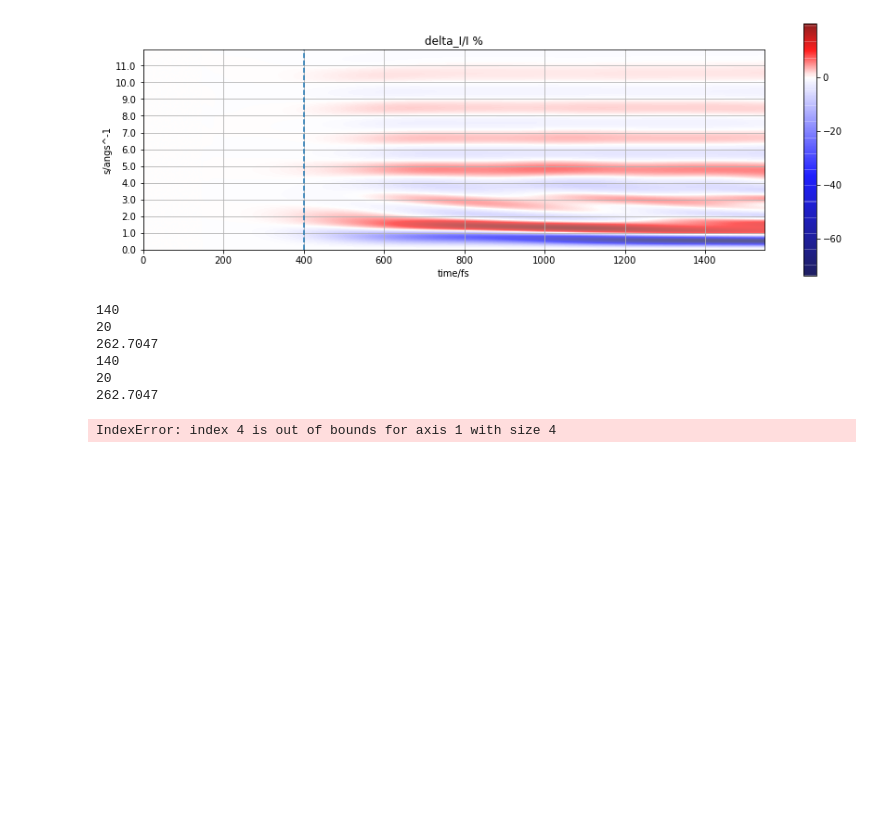
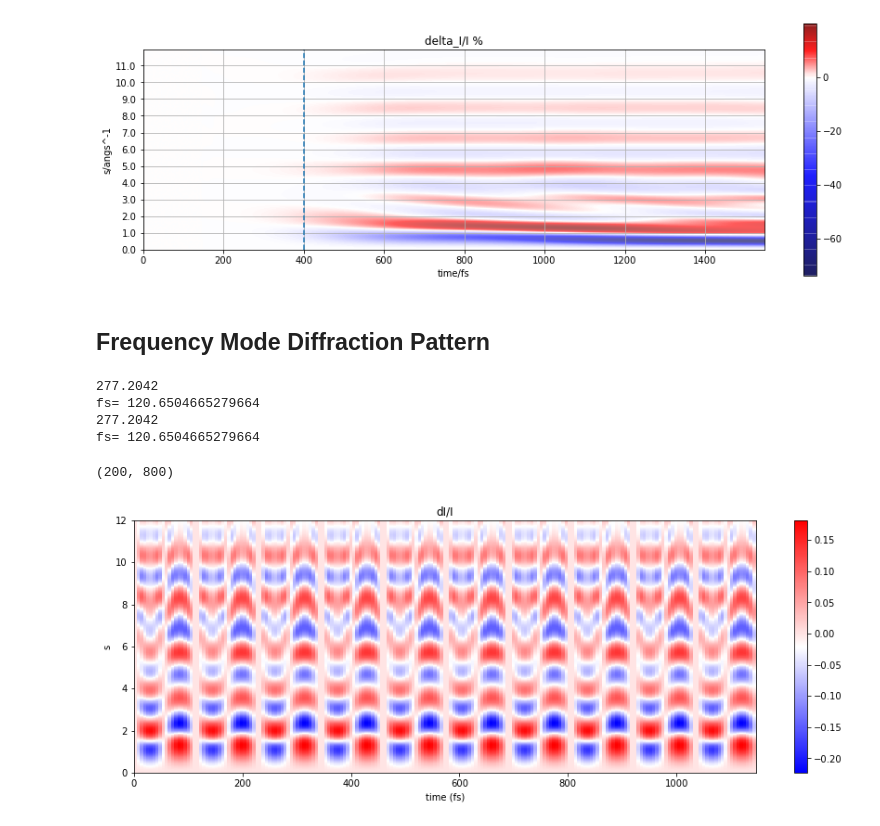
Before and after one commit to lheald2/gued, a Jupyter notebook: Gas_Phase_script_IAM_simu.ipynb, the cells around one changed output. Cells and saved outputs as stored; diff of their text form; code cells hidden in the pictures; blank space fills up the shorter version.

```diff
--- a/Gas_Phase_script_IAM_simu.ipynb
+++ b/Gas_Phase_script_IAM_simu.ipynb
@@ -353,7 +353,6 @@ def load_freq_xyz(path_mol, mol_name, file_type):
     text = file.readlines()
     file.close()
     count = len(text)
-    print(count)
     re = []
 
     atom_sum = list(map(int, text[0].split()))
@@ -361,12 +360,12 @@ def load_freq_xyz(path_mol, mol_name, file_type):
     iteration = atom_sum+2
 
     groups = np.arange(0, count, (iteration))
-    print(len(groups))
 
     temp = (list(map(str, text[atom_sum+3].split())))
     inv_cm = float(temp[2])
     print(inv_cm)
     fs = (1/(inv_cm*2.99e10))*1e15
+    print("fs=", fs)
     fs_step = fs/len(groups)
     time = np.arange(0, fs, fs_step)
 
@@ -375,8 +374,9 @@ def load_freq_xyz(path_mol, mol_name, file_type):
         lines = np.arange(groups[j] +2, groups[j]+iteration)
         for line in lines:
             string = list(map(str, text[line].split()))
-            #print(string)
-            temp.append(string[0:4])
+            atom_num = sym_to_no(string[0])
+            info = string[0:4] + [str(atom_num)]
+            temp.append(info)
             #print(string)
         re.append(temp)
 
@@ -1285,15 +1279,26 @@ trajectory_sim(path_mol, mol_name, file_type, f, s000, s_max)
 # %% [output]
 4
 [figure]
+# %% [markdown]
+## Frequency Mode Diffraction Pattern
 # %%
-mol_name = 'cf3i_opt.hess.v006'
+mol_name = 'cf3i_opt.hess.v008'
 re, atom_sum, time = load_freq_xyz(path_mol, mol_name, file_type)
-freq_sim(path_mol, mol_name, file_type, f, s000, s_max)
+dI_I, new_time, s, PDF, r = freq_sim(path_mol, mol_name, file_type, f, s000, s_max)
+PDF.shape
 # %% [output]
-140
-20
-262.7047
-140
-20
-262.7047
+277.2042
+fs= 120.6504665279664
+277.2042
+fs= 120.6504665279664
-IndexError: index 4 is out of bounds for axis 1 with size 4
+(200, 800)
+# %%
+plt.figure(figsize=(15,5))
+plt.pcolor(new_time, s, dI_I.T, cmap='bwr')
+plt.colorbar()
+plt.xlabel("time (fs)")
+plt.ylabel("s")
+plt.title("dI/I")
+plt.show()
+# %% [output]
+[figure, added]
```
Also changed, not shown: parts of 4 cells of this notebook, 1 other file.
